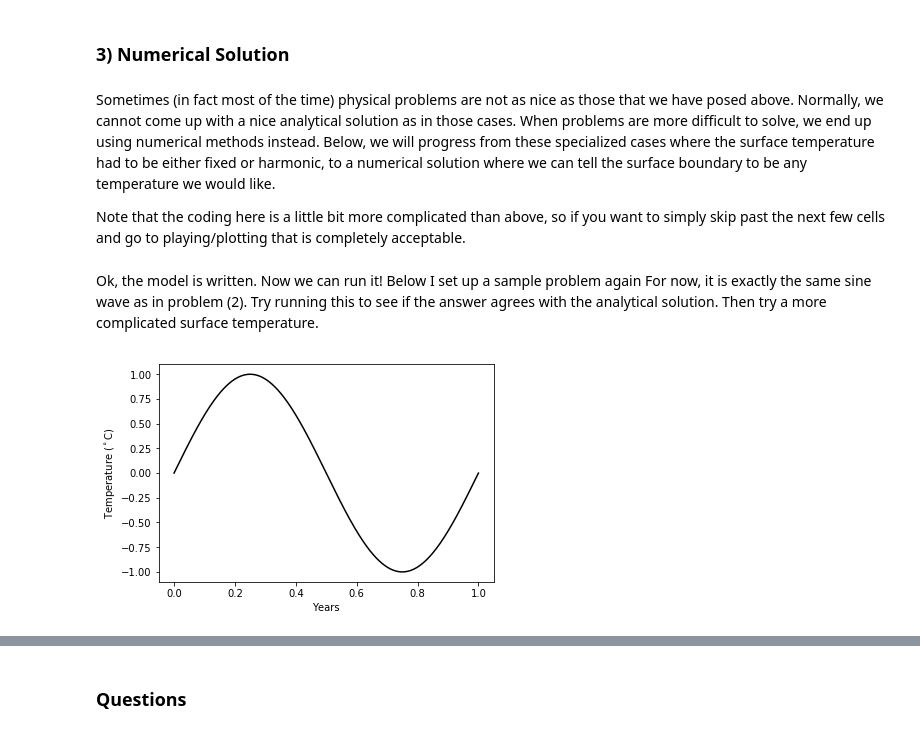
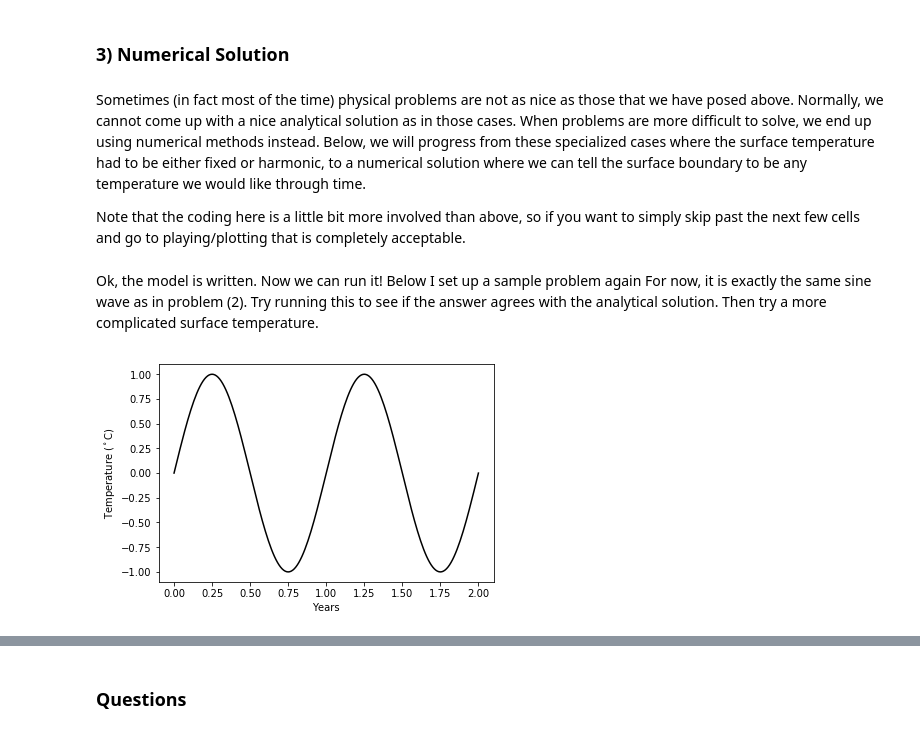
Before and after one commit to benhills/HeatTransfer_Teaching, a Jupyter notebook: HeatTransfer_ESS431.ipynb, the cells around one changed output, grey strips where cells are left out. Cells and saved outputs as stored; diff of their text form; code cells hidden in the pictures.

```diff
--- a/HeatTransfer_ESS431.ipynb
+++ b/HeatTransfer_ESS431.ipynb
@@ -116,9 +121,9 @@ the more rapid the attenuation with depth.
 # %% [markdown]
 ### 3) Numerical Solution
 # %% [markdown]
-Sometimes (in fact most of the time) physical problems are not as nice as those that we have posed above. Normally, we cannot come up with a nice analytical solution as in those cases. When problems are more difficult to solve, we end up using numerical methods instead. Below, we will progress from these specialized cases where the surface temperature had to be either fixed or harmonic, to a numerical solution where we can tell the surface boundary to be any temperature we would like.
+Sometimes (in fact most of the time) physical problems are not as nice as those that we have posed above. Normally, we cannot come up with a nice analytical solution as in those cases. When problems are more difficult to solve, we end up using numerical methods instead. Below, we will progress from these specialized cases where the surface temperature had to be either fixed or harmonic, to a numerical solution where we can tell the surface boundary to be any temperature we would like through time.
 
-Note that the coding here is a little bit more complicated than above, so if you want to simply skip past the next few cells and go to playing/plotting that is completely acceptable.
+Note that the coding here is a little bit more involved than above, so if you want to simply skip past the next few cells and go to playing/plotting that is completely acceptable.
 # %%
 # This is the model code, please ask questions if you are interested in this
 
@@ -201,20 +189,20 @@ Ok, the model is written. Now we can run it! Below I set up a sample problem aga
 # %%
 # Set up the problem with these constants
 T0 = 0.
 Ta = 1.
-dt = 0.001
-ts = np.arange(0,1+dt,dt)  # months of the year
-zs = np.arange(0,20,0.1)      # a set of distances
+dt = 0.01
+ts = np.arange(0,2+dt,dt)  # months of the year
+zs = np.arange(0,20,0.5)      # a set of distances
 omega = 2.*np.pi
 
-Tsurface = T0 + Ta*np.sin(omega*ts/max(ts))
+Tsurface = T0 + Ta*np.sin(omega*ts)
 
 # Again, we should plot the surface boundary condition to make sure that it is correct
 plt.plot(ts,Tsurface,'k')
 plt.ylabel('Temperature ($^\circ$C)')
 plt.xlabel('Years');
 # %% [output]
-[figure, old version]
+[figure, new version]
 # %%
 ### Run the model and plot
 
```
Also changed, not shown: parts of 17 cells of this notebook, 1 other file.
